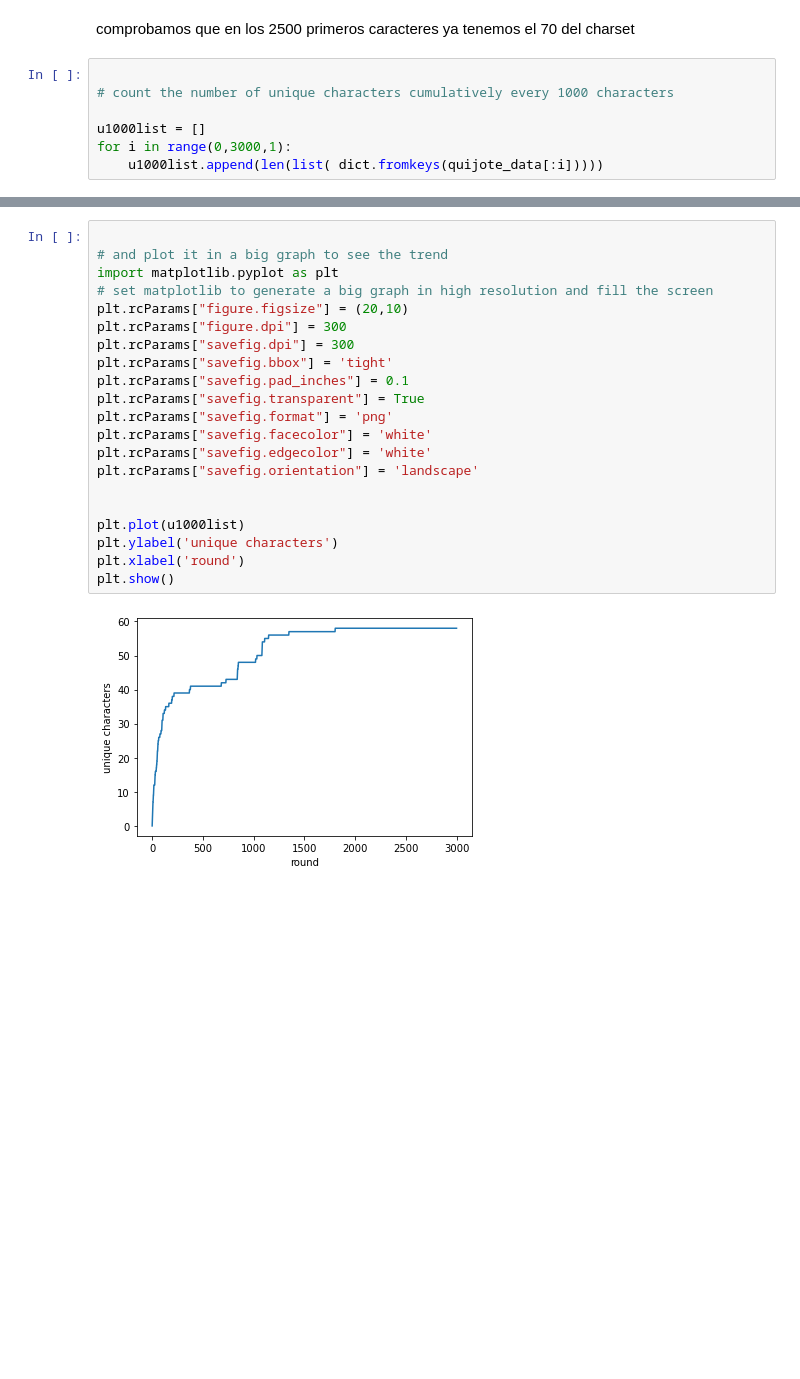
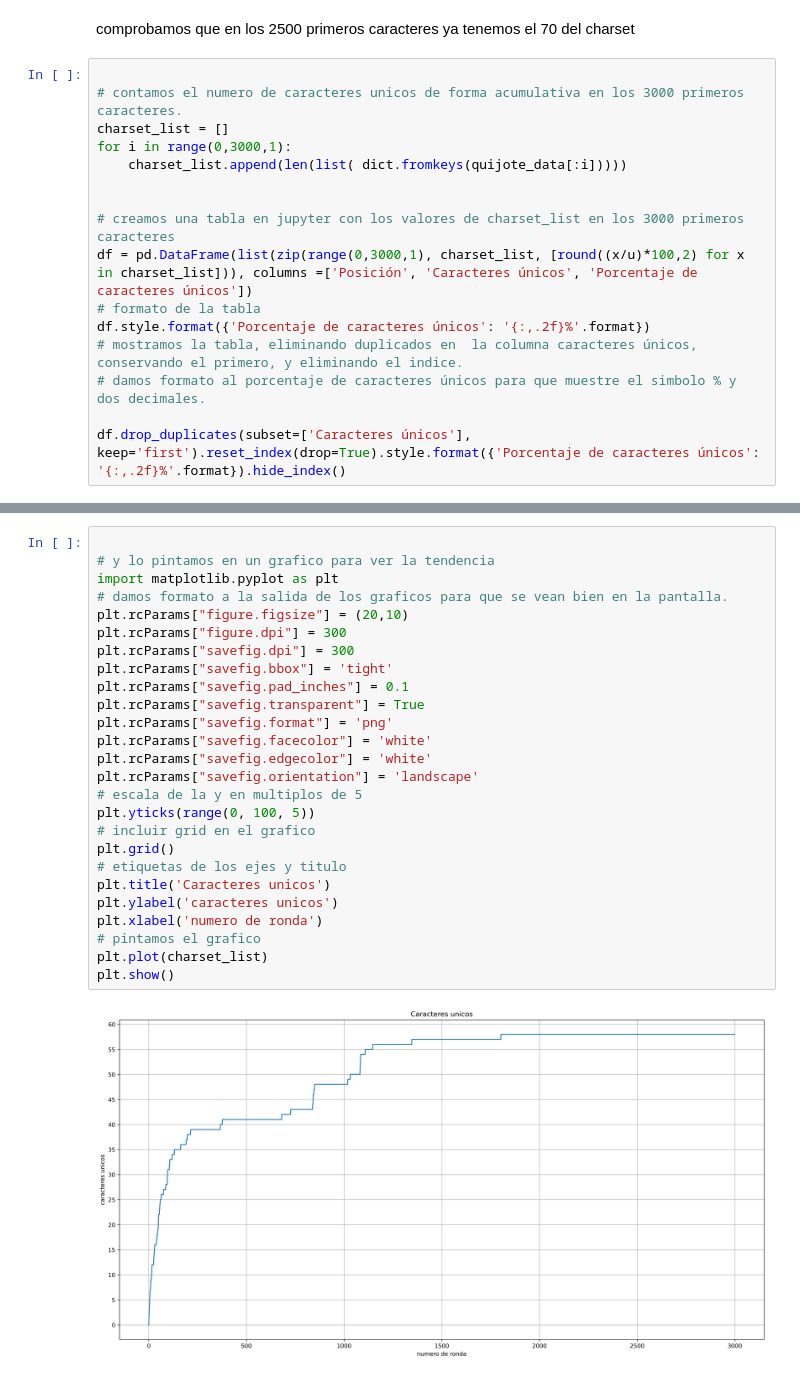
Before and after one commit to jomdh/TFG-PyQuijote, a Jupyter notebook: Analisis Corpus Quijote.ipynb, the cells around one changed output, grey strips where cells are left out. Cells and saved outputs as stored; diff of their text form; blank space fills up the shorter version.

```diff
--- a/Analisis Corpus Quijote.ipynb
+++ b/Analisis Corpus Quijote.ipynb
@@ -44,8 +48,17 @@ print(l)
 comprobamos que en los 2500 primeros caracteres ya tenemos el 70 del charset
 # %%
 
-# count the number of unique characters cumulatively every 1000 characters
+# contamos el numero de caracteres unicos de forma acumulativa en los 3000 primeros caracteres.
+charset_list = []
+for i in range(0,3000,1):
+    charset_list.append(len(list( dict.fromkeys(quijote_data[:i]))))
 
-u1000list = []
-for i in range(0,3000,1):
-    u1000list.append(len(list( dict.fromkeys(quijote_data[:i]))))
+
+# creamos una tabla en jupyter con los valores de charset_list en los 3000 primeros caracteres
+df = pd.DataFrame(list(zip(range(0,3000,1), charset_list, [round((x/u)*100,2) for x in charset_list])), columns =['Posición', 'Caracteres únicos', 'Porcentaje de caracteres únicos'])
+# formato de la tabla
+df.style.format({'Porcentaje de caracteres únicos': '{:,.2f}%'.format})
+# mostramos la tabla, eliminando duplicados en  la columna caracteres únicos, conservando el primero, y eliminando el indice.
+# damos formato al porcentaje de caracteres únicos para que muestre el simbolo % y dos decimales.
+
+df.drop_duplicates(subset=['Caracteres únicos'], keep='first').reset_index(drop=True).style.format({'Porcentaje de caracteres únicos': '{:,.2f}%'.format}).hide_index()
@@ -52,23 +83,28 @@ for i in range(0,3000,1):
 # %%
 
-# and plot it in a big graph to see the trend
+# y lo pintamos en un grafico para ver la tendencia
 import matplotlib.pyplot as plt
-# set matplotlib to generate a big graph in high resolution and fill the screen
+# damos formato a la salida de los graficos para que se vean bien en la pantalla.
 plt.rcParams["figure.figsize"] = (20,10)
 plt.rcParams["figure.dpi"] = 300
 plt.rcParams["savefig.dpi"] = 300
 plt.rcParams["savefig.bbox"] = 'tight'
 plt.rcParams["savefig.pad_inches"] = 0.1
 plt.rcParams["savefig.transparent"] = True
 plt.rcParams["savefig.format"] = 'png'
 plt.rcParams["savefig.facecolor"] = 'white'
 plt.rcParams["savefig.edgecolor"] = 'white'
 plt.rcParams["savefig.orientation"] = 'landscape'
-
-
-plt.plot(u1000list)
-plt.ylabel('unique characters')
-plt.xlabel('round')
+# escala de la y en multiplos de 5
+plt.yticks(range(0, 100, 5))
+# incluir grid en el grafico
+plt.grid()
+# etiquetas de los ejes y titulo
+plt.title('Caracteres unicos')
+plt.ylabel('caracteres unicos')
+plt.xlabel('numero de ronda')
+# pintamos el grafico
+plt.plot(charset_list)
 plt.show()
 # %% [output]
-[figure, old version]
+[figure, new version]
```
Also changed, not shown: parts of 14 cells of this notebook, 17 other files.
